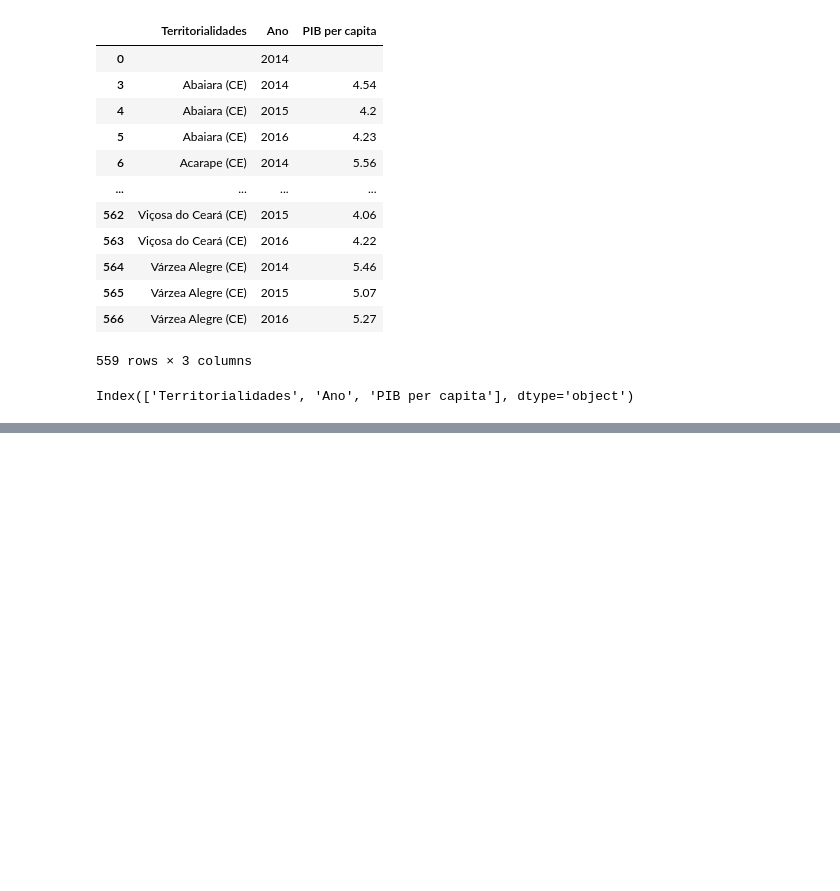
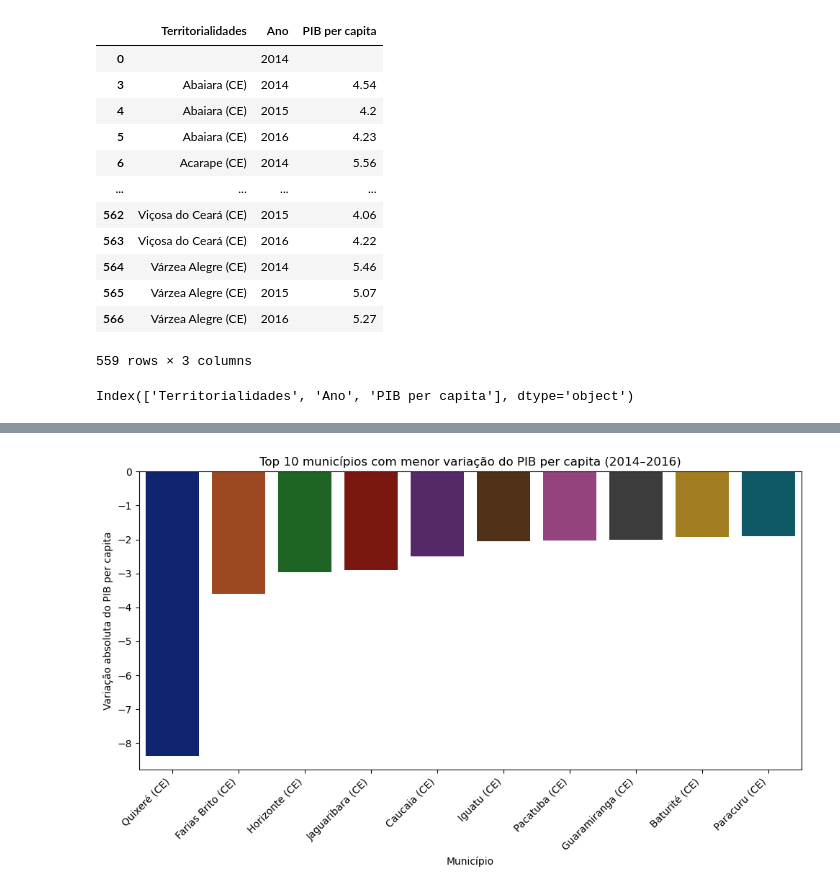
Before and after one commit to midnightrain-jv/projetoPIBCE, a Jupyter notebook: PIBCE.ipynb, the cells around one changed output, grey strips where cells are left out. Saved outputs shown, nothing was run; the diff lists cells and outputs as text; code cells hidden in the pictures; blank space fills up the shorter version.

```diff
--- a/PIBCE.ipynb
+++ b/PIBCE.ipynb
@@ -131,0 +191,4 @@ plt.savefig("grafico.pdf", bbox_inches="tight")
+# %%
+# TOP 10 CIDADE QUE MENOS CRESCERAM
+top10_menor_crescimento = tabela_anos.sort_values("variacao absoluta", ascending=True).head(10)
+top10_menor_crescimento
@@ -131,0 +208,18 @@ plt.savefig("grafico.pdf", bbox_inches="tight")
+# %%
+plt.figure(figsize=(10, 6))
+sns.barplot(
+    data=top10_menor_crescimento.reset_index(),
+    x="Territorialidades",
+    y="variacao absoluta",
+    hue="Territorialidades",
+    palette="dark",
+    legend=False
+)
+plt.title("Top 10 municípios com menor variação do PIB per capita (2014–2016)")
+plt.xlabel("Município")
+plt.ylabel("Variação absoluta do PIB per capita")
+plt.xticks(rotation=45, ha="right")
+plt.tight_layout()
+plt.show()
+# %% [output]
+[figure, added]
```
Also changed, not shown: parts of 10 cells of this notebook.
